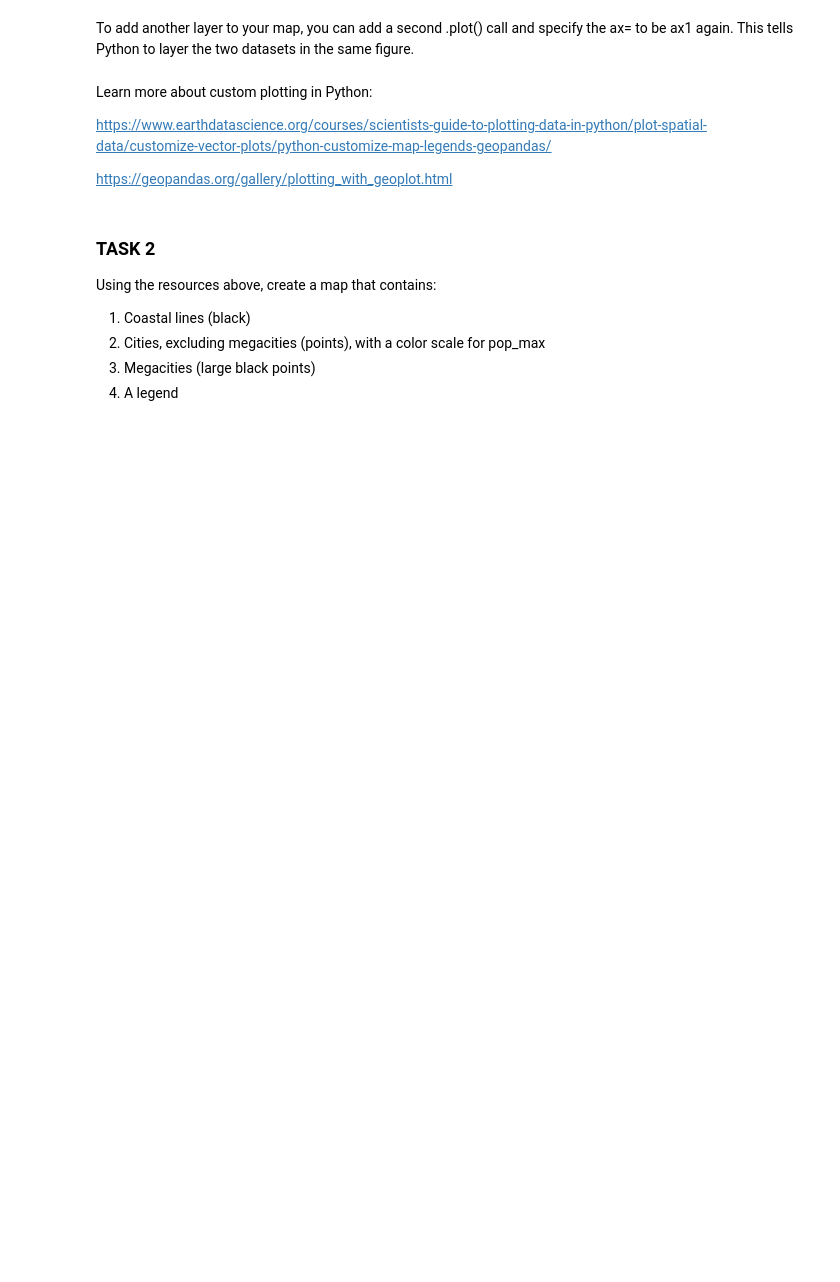
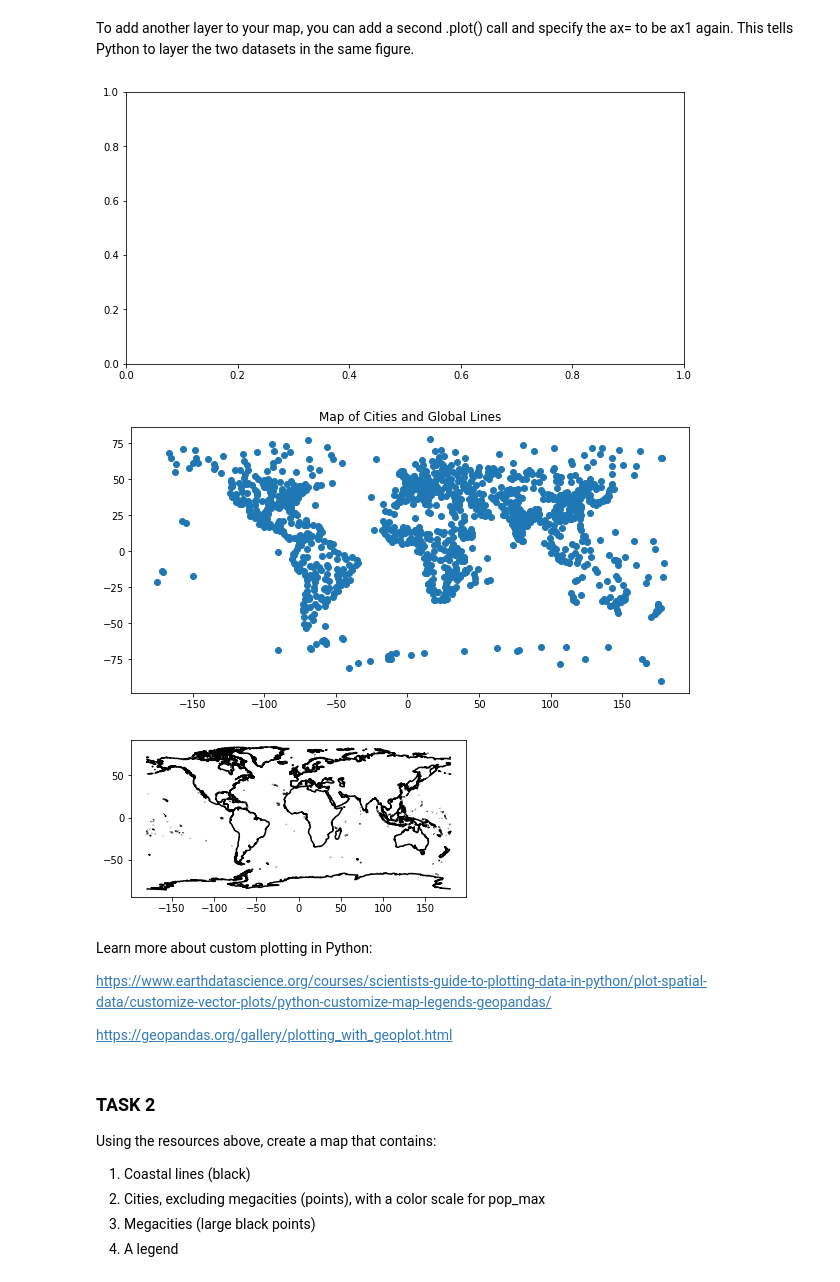
Before and after one commit to abmccart/EnvDatSci22, a Jupyter notebook: CodeSprints/VectorData101.ipynb, the cells around one changed output. Drawn from its saved outputs; the diff is of its cells as text; code cells hidden in the pictures; blank space fills up the shorter version.

```diff
--- a/CodeSprints/VectorData101.ipynb
+++ b/CodeSprints/VectorData101.ipynb
@@ -228,17 +362,22 @@ plt.show()
 To add another layer to your map, you can add a second .plot() call and specify the ax= to be ax1 again. This tells Python to layer the two datasets in the same figure.
 # %%
 # Create a map or plot with two data layers
+f, ax1 = plt.subplots(figsize=(10, 5))
 
 #Experiment! What happens if you remove ax=ax1 from coastlines.plot() and cities.plot()?
 
 f, ax1 = plt.subplots(figsize=(10, 6))
-coastlines.plot(ax=ax1,
+coastlines.plot(#ax=ax1,
                 color="black")
 cities.plot(ax=ax1)
 
 # Add a title
 ax1.set(title="Map of Cities and Global Lines")
 plt.show()
+# %% [output]
+[figure, added]
+[figure, added]
+[figure, added]
 # %% [markdown]
 Learn more about custom plotting in Python:
 
```
Also changed, not shown: parts of 19 cells of this notebook.
